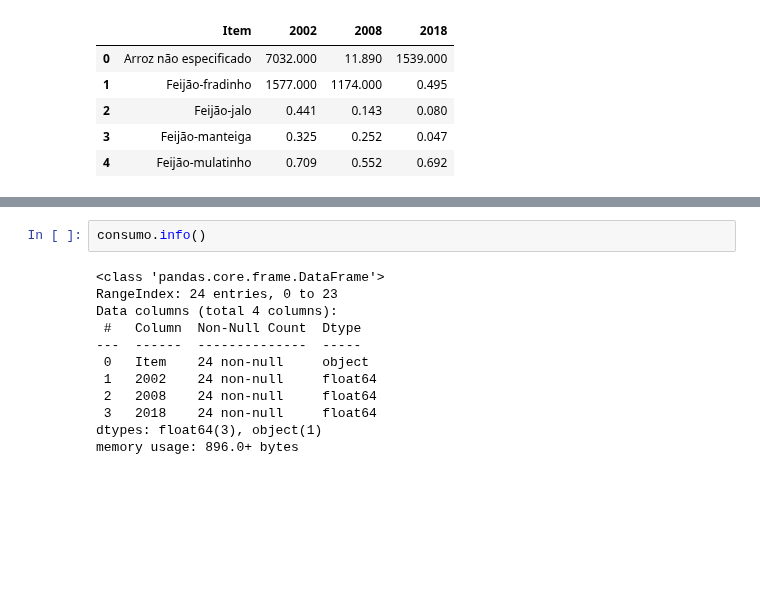
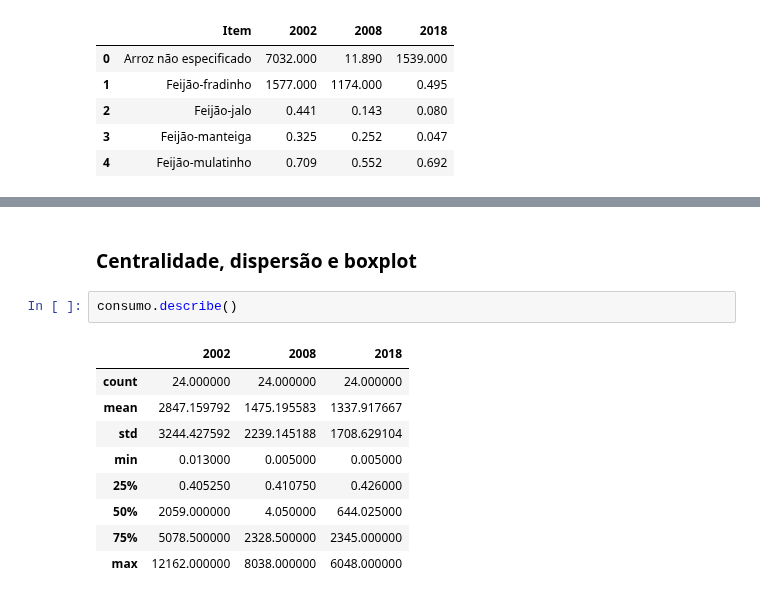
Before and after one commit to O-PY-THA-ON/dcc---fellowship-ci-ncia-de-dados, a Jupyter notebook: eda_dcc.ipynb, the cells around one changed output, grey strips where cells are left out. Drawn from its saved outputs; the diff is of its cells as text; blank space fills up the shorter version.

```diff
--- a/eda_dcc.ipynb
+++ b/eda_dcc.ipynb
@@ -100,14 +116,14 @@ consumo.head()
+# %% [markdown]
+### Centralidade, dispersão e boxplot
 # %%
-consumo.info()
+consumo.describe()
 # %% [output]
-<class 'pandas.core.frame.DataFrame'>
-RangeIndex: 24 entries, 0 to 23
-Data columns (total 4 columns):
- #   Column  Non-Null Count  Dtype
----  ------  --------------  -----
- 0   Item    24 non-null     object
- 1   2002    24 non-null     float64
- 2   2008    24 non-null     float64
- 3   2018    24 non-null     float64
-dtypes: float64(3), object(1)
-memory usage: 896.0+ bytes
+|  | 2002 | 2008 | 2018 |
+| count | 24.000000 | 24.000000 | 24.000000 |
+| mean | 2847.159792 | 1475.195583 | 1337.917667 |
+| std | 3244.427592 | 2239.145188 | 1708.629104 |
+| min | 0.013000 | 0.005000 | 0.005000 |
+| 25% | 0.405250 | 0.410750 | 0.426000 |
+| 50% | 2059.000000 | 4.050000 | 644.025000 |
+| 75% | 5078.500000 | 2328.500000 | 2345.000000 |
+| max | 12162.000000 | 8038.000000 | 6048.000000 |
```
Also changed, not shown: parts of 4 cells of this notebook.
